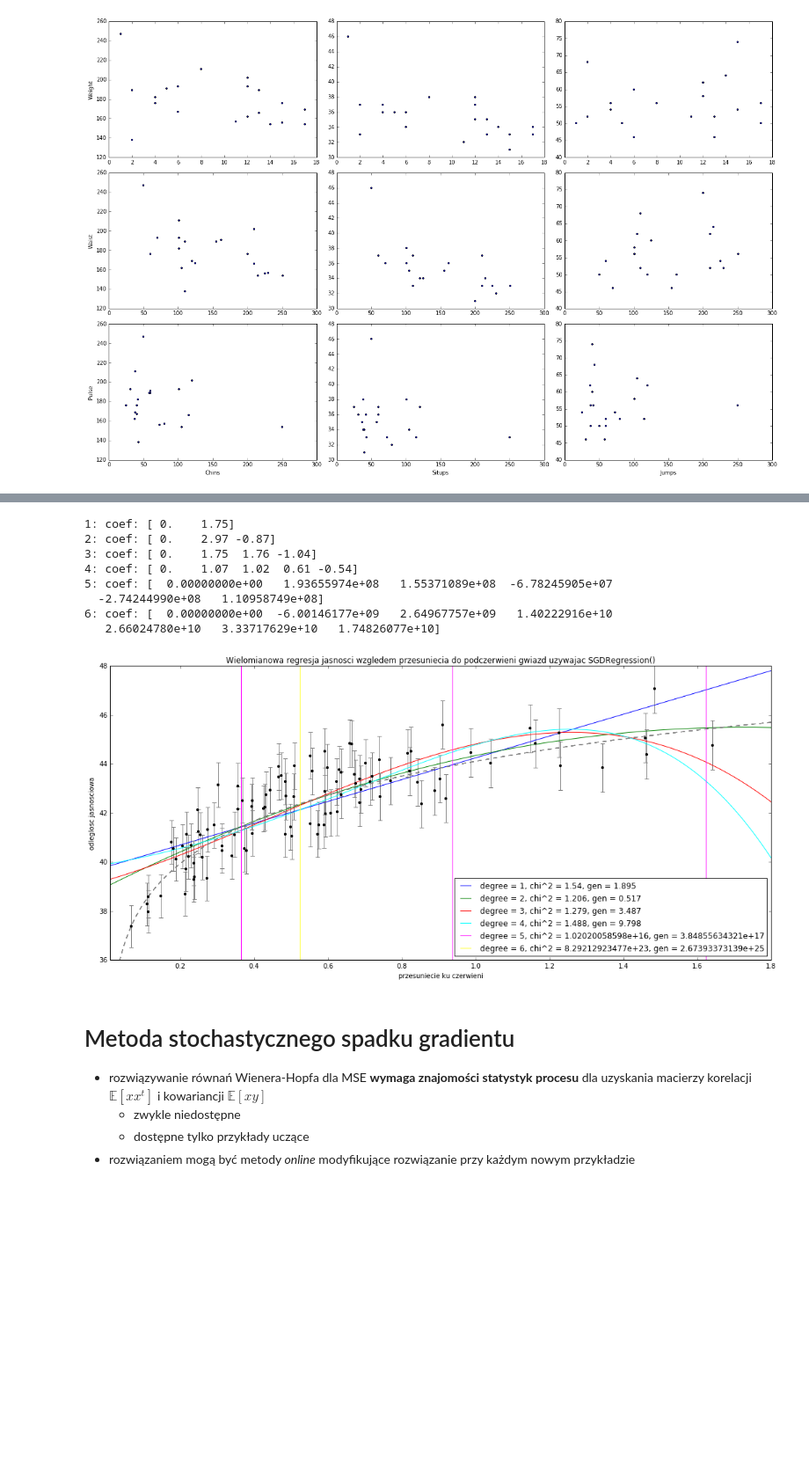
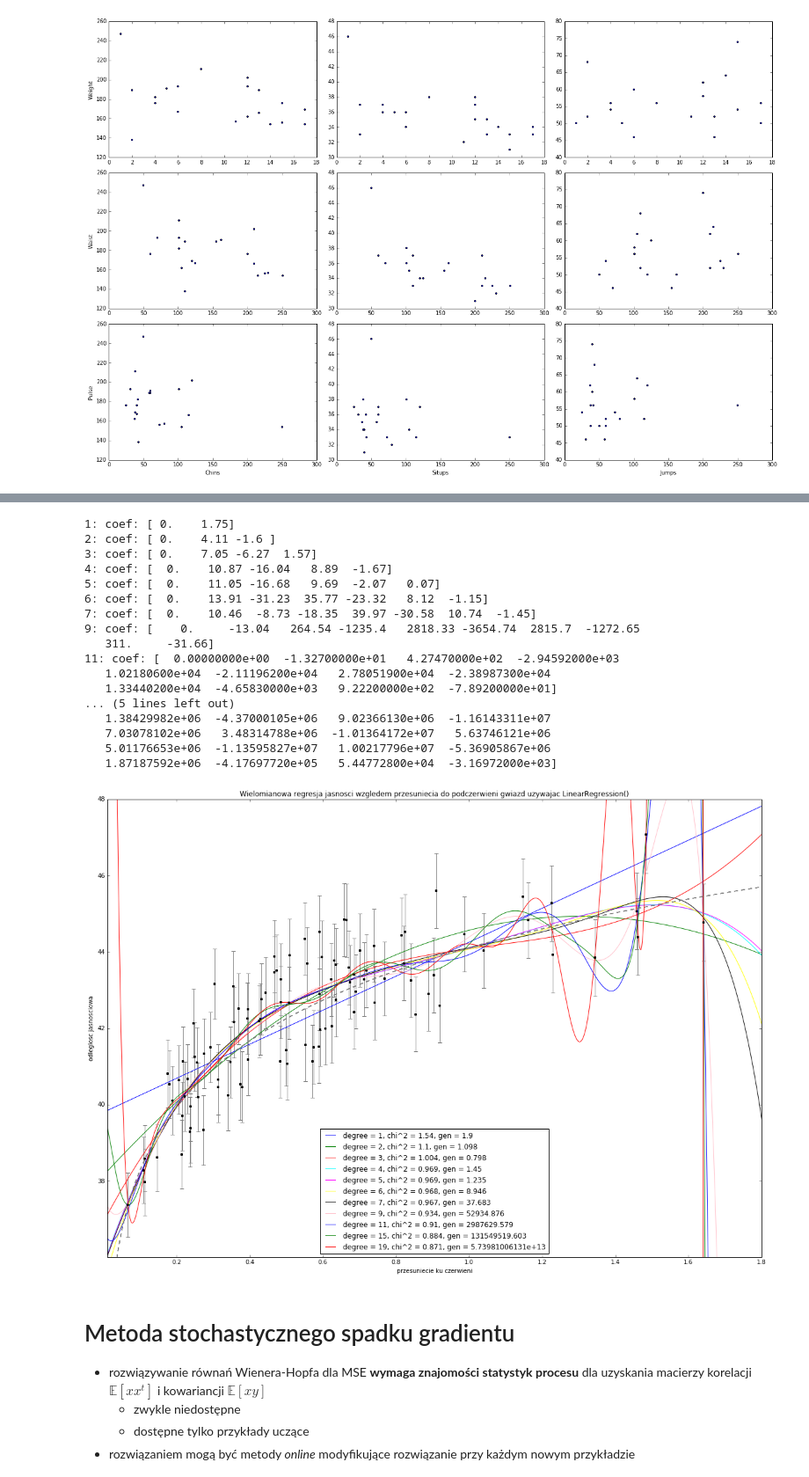
Before and after one commit to igorpodolak/mum2016, a Jupyter notebook: mum2016-1-intro_regr.ipynb, the cells around one changed output, grey strips where cells are left out. Shown at 88% size. Drawn from its saved outputs; the diff is of its cells as text; code cells hidden in the pictures; blank space fills up the shorter version.

```diff
--- a/mum2016-1-intro_regr.ipynb
+++ b/mum2016-1-intro_regr.ipynb
@@ -312,7 +336,7 @@ def cosmo(n_examples=100, classifier = 'linear', loss='squared_loss', penalty='l
         print 'classifier incorrectly set to {}'.format(classifier)
         return
 
-    fig, ax = plt.subplots(figsize=(18, 8))
+    fig, ax = plt.subplots(figsize=(20, 14))
 
     z_sample, mu_sample, dmu = generate_mu_z(n_examples, random_state=0)
     cosmo = Cosmology()
@@ -382,18 +406,27 @@ def cosmo(n_examples=100, classifier = 'linear', loss='squared_loss', penalty='l
     ax.set_title('Wielomianowa regresja jasnosci wzgledem przesuniecia do podczerwieni gwiazd uzywajac {}'.format(classifier_name))
     ax.legend(loc=0)
 # %%
-cosmo(n_examples=100, degree_list=[1, 2, 3, 4, 5, 6], classifier='sgd', loss='squared_loss',
-      scalecenter=True, penalty='l2')
+cosmo(n_examples=100, degree_list=[1, 2, 3, 4, 5, 6, 7, 9, 11, 15, 19], classifier='linear', loss='squared_loss',
+      scalecenter=True, penalty='none')
 # %% [output]
 1: coef: [ 0.    1.75]
-2: coef: [ 0.    2.97 -0.87]
-3: coef: [ 0.    1.75  1.76 -1.04]
-4: coef: [ 0.    1.07  1.02  0.61 -0.54]
-5: coef: [  0.00000000e+00   1.93655974e+08   1.55371089e+08  -6.78245905e+07
-  -2.74244990e+08   1.10958749e+08]
-6: coef: [  0.00000000e+00  -6.00146177e+09   2.64967757e+09   1.40222916e+10
-   2.66024780e+10   3.33717629e+10   1.74826077e+10]
+2: coef: [ 0.    4.11 -1.6 ]
+3: coef: [ 0.    7.05 -6.27  1.57]
+4: coef: [  0.    10.87 -16.04   8.89  -1.67]
+5: coef: [  0.    11.05 -16.68   9.69  -2.07   0.07]
+6: coef: [  0.    13.91 -31.23  35.77 -23.32   8.12  -1.15]
+7: coef: [  0.    10.46  -8.73 -18.35  39.97 -30.58  10.74  -1.45]
+9: coef: [    0.     -13.04   264.54 -1235.4   2818.33 -3654.74  2815.7  -1272.65
+   311.     -31.66]
+11: coef: [  0.00000000e+00  -1.32700000e+01   4.27470000e+02  -2.94592000e+03
+   1.02180600e+04  -2.11196200e+04   2.78051900e+04  -2.38987300e+04
+   1.33440200e+04  -4.65830000e+03   9.22200000e+02  -7.89200000e+01]
+... (5 lines left out)
+   1.38429982e+06  -4.37000105e+06   9.02366130e+06  -1.16143311e+07
+   7.03078102e+06   3.48314788e+06  -1.01364172e+07   5.63746121e+06
+   5.01176653e+06  -1.13595827e+07   1.00217796e+07  -5.36905867e+06
+   1.87187592e+06  -4.17697720e+05   5.44772800e+04  -3.16972000e+03]
-[figure, old version]
+[figure, new version]
 # %% [markdown]
 # Metoda stochastycznego spadku gradientu
 
```
Also changed, not shown: parts of 44 cells of this notebook, 3 other files.
